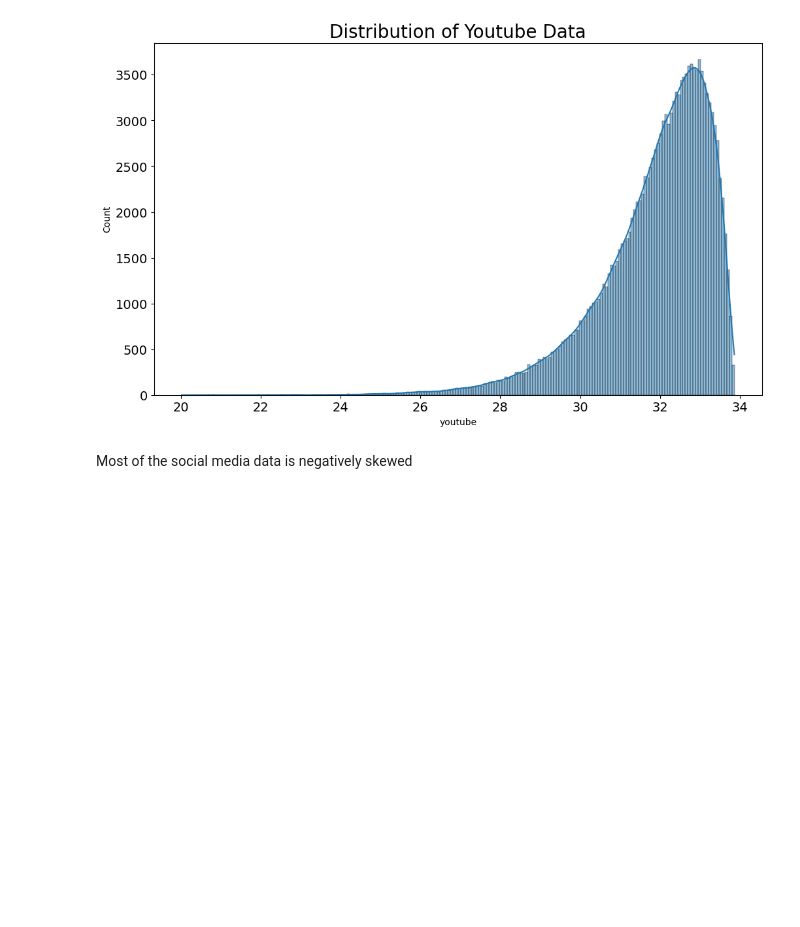
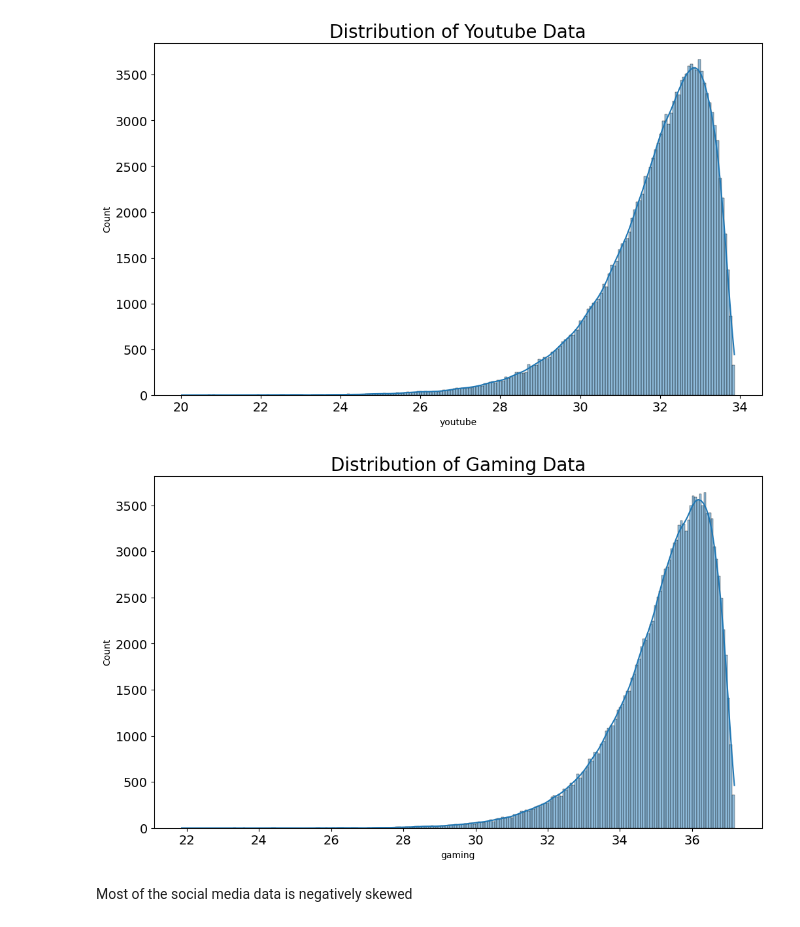
Before and after one commit to Basi10/Telecom-Data-Analysis, a Jupyter notebook: notebooks/overview_analysis.ipynb, the cells around one changed output. Saved outputs shown, nothing was run; the diff lists cells and outputs as text; code cells hidden in the pictures; blank space fills up the shorter version.

```diff
--- a/notebooks/overview_analysis.ipynb
+++ b/notebooks/overview_analysis.ipynb
@@ -200,6 +200,10 @@ plots.plot_hist(df=df, column='email', title='Distribution of Email Data')
 plots.plot_hist(df=df, column='youtube', title='Distribution of Youtube Data')
 # %% [output]
 [figure]
+# %%
+plots.plot_hist(df=df, column='gaming', title='Distribution of Gaming Data')
+# %% [output]
+[figure, added]
 # %% [markdown]
 Most of the social media data is negatively skewed
 # %% [markdown]
```
Also changed, not shown: parts of 3 cells of this notebook, 1 other file.
